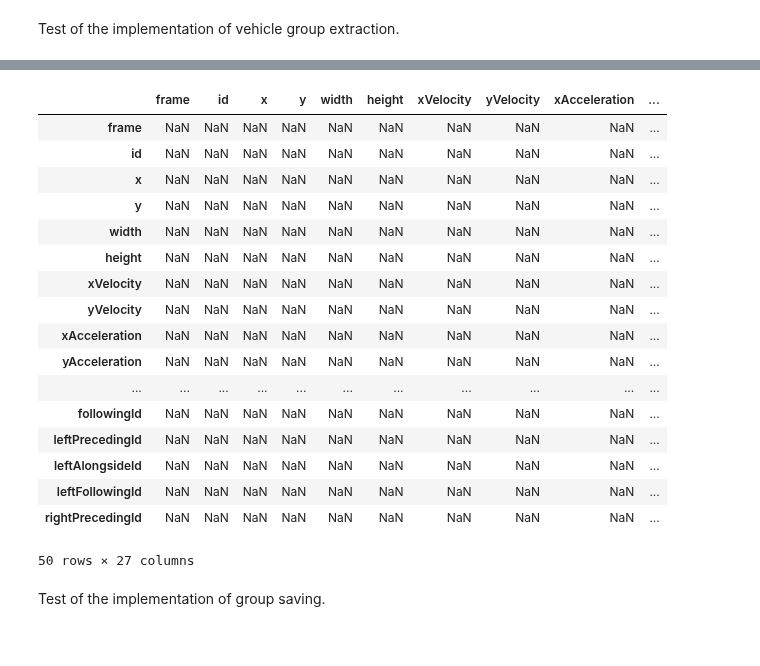
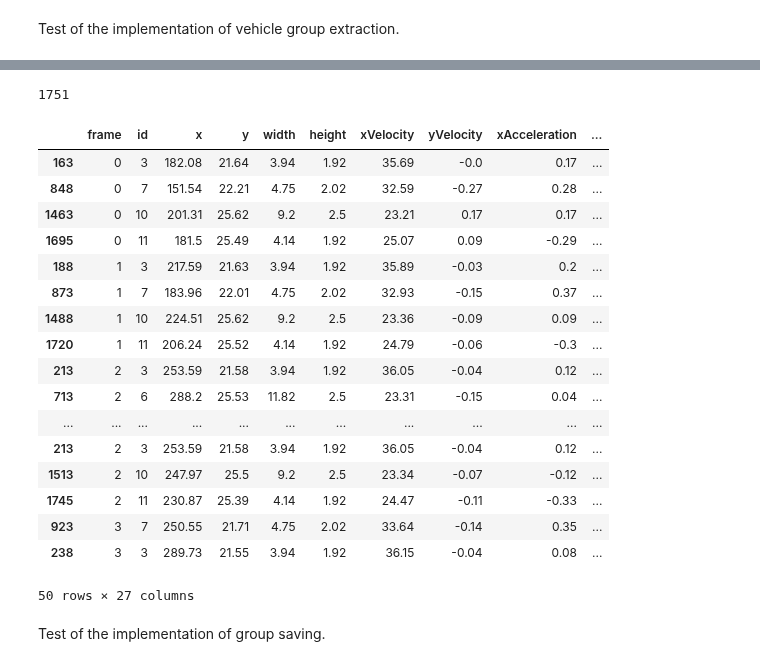
Before and after one commit to lmmartinez97/alphadrive_bp, a Jupyter notebook: highD/preprocessing/dataviz.ipynb, the cells around one changed output, grey strips where cells are left out. Saved outputs shown, nothing was run; the diff lists cells and outputs as text; code cells hidden in the pictures.

Commit message:
Finalized historic group extraction

```diff
--- a/highD/preprocessing/dataviz.ipynb
+++ b/highD/preprocessing/dataviz.ipynb
@@ -445,7 +368,7 @@ Time elapsed is: 1.1881239414215088
 Test of the implementation of vehicle group extraction.
 # %%
 start = time()
-vehicle_groups = scene_data.get_historical_vehicle_aggregations(bubble_radius=50, lookback_window=2, frame_step=1)
+vehicle_groups = scene_data.get_historical_vehicle_aggregations(bubble_radius=50, lookback_window=4, frame_step=8)
 end = time()
 print("Time elapsed is:", end - start)
 # %% [output]
@@ -534,24 +376,26 @@ ____
-# %%
-vehicle_groups[0].head(50)
-# %% [output]
-|  | frame | id | x | y | width | height | xVelocity | yVelocity | xAcceleration | ... |
-| frame | NaN | NaN | NaN | NaN | NaN | NaN | NaN | NaN | NaN | ... |
-| id | NaN | NaN | NaN | NaN | NaN | NaN | NaN | NaN | NaN | ... |
-| x | NaN | NaN | NaN | NaN | NaN | NaN | NaN | NaN | NaN | ... |
-| y | NaN | NaN | NaN | NaN | NaN | NaN | NaN | NaN | NaN | ... |
-| width | NaN | NaN | NaN | NaN | NaN | NaN | NaN | NaN | NaN | ... |
-| height | NaN | NaN | NaN | NaN | NaN | NaN | NaN | NaN | NaN | ... |
-| xVelocity | NaN | NaN | NaN | NaN | NaN | NaN | NaN | NaN | NaN | ... |
-| yVelocity | NaN | NaN | NaN | NaN | NaN | NaN | NaN | NaN | NaN | ... |
-| xAcceleration | NaN | NaN | NaN | NaN | NaN | NaN | NaN | NaN | NaN | ... |
-| yAcceleration | NaN | NaN | NaN | NaN | NaN | NaN | NaN | NaN | NaN | ... |
-| ... | ... | ... | ... | ... | ... | ... | ... | ... | ... | ... |
-| followingId | NaN | NaN | NaN | NaN | NaN | NaN | NaN | NaN | NaN | ... |
-| leftPrecedingId | NaN | NaN | NaN | NaN | NaN | NaN | NaN | NaN | NaN | ... |
-| leftAlongsideId | NaN | NaN | NaN | NaN | NaN | NaN | NaN | NaN | NaN | ... |
-| leftFollowingId | NaN | NaN | NaN | NaN | NaN | NaN | NaN | NaN | NaN | ... |
-| rightPrecedingId | NaN | NaN | NaN | NaN | NaN | NaN | NaN | NaN | NaN | ... |
-50 rows × 27 columns
+# %%
+print(len(vehicle_groups.groupby('historical_aggregation_index')))
+vehicle_groups.head(50)
+# %% [output]
+1751
+|  | frame | id | x | y | width | height | xVelocity | yVelocity | xAcceleration | ... |
+| 163 | 0 | 3 | 182.08 | 21.64 | 3.94 | 1.92 | 35.69 | -0.0 | 0.17 | ... |
+| 848 | 0 | 7 | 151.54 | 22.21 | 4.75 | 2.02 | 32.59 | -0.27 | 0.28 | ... |
+| 1463 | 0 | 10 | 201.31 | 25.62 | 9.2 | 2.5 | 23.21 | 0.17 | 0.17 | ... |
+| 1695 | 0 | 11 | 181.5 | 25.49 | 4.14 | 1.92 | 25.07 | 0.09 | -0.29 | ... |
+| 188 | 1 | 3 | 217.59 | 21.63 | 3.94 | 1.92 | 35.89 | -0.03 | 0.2 | ... |
+| 873 | 1 | 7 | 183.96 | 22.01 | 4.75 | 2.02 | 32.93 | -0.15 | 0.37 | ... |
+| 1488 | 1 | 10 | 224.51 | 25.62 | 9.2 | 2.5 | 23.36 | -0.09 | 0.09 | ... |
+| 1720 | 1 | 11 | 206.24 | 25.52 | 4.14 | 1.92 | 24.79 | -0.06 | -0.3 | ... |
+| 213 | 2 | 3 | 253.59 | 21.58 | 3.94 | 1.92 | 36.05 | -0.04 | 0.12 | ... |
+| 713 | 2 | 6 | 288.2 | 25.53 | 11.82 | 2.5 | 23.31 | -0.15 | 0.04 | ... |
+| ... | ... | ... | ... | ... | ... | ... | ... | ... | ... | ... |
+| 213 | 2 | 3 | 253.59 | 21.58 | 3.94 | 1.92 | 36.05 | -0.04 | 0.12 | ... |
+| 1513 | 2 | 10 | 247.97 | 25.5 | 9.2 | 2.5 | 23.34 | -0.07 | -0.12 | ... |
+| 1745 | 2 | 11 | 230.87 | 25.39 | 4.14 | 1.92 | 24.47 | -0.11 | -0.33 | ... |
+| 923 | 3 | 7 | 250.55 | 21.71 | 4.75 | 2.02 | 33.64 | -0.14 | 0.35 | ... |
+| 238 | 3 | 3 | 289.73 | 21.55 | 3.94 | 1.92 | 36.15 | -0.04 | 0.08 | ... |
+50 rows × 27 columns
 # %% [markdown]
 Test of the implementation of group saving.
 # %%
```
Also changed, not shown: parts of 3 cells of this notebook, 1 other file.
